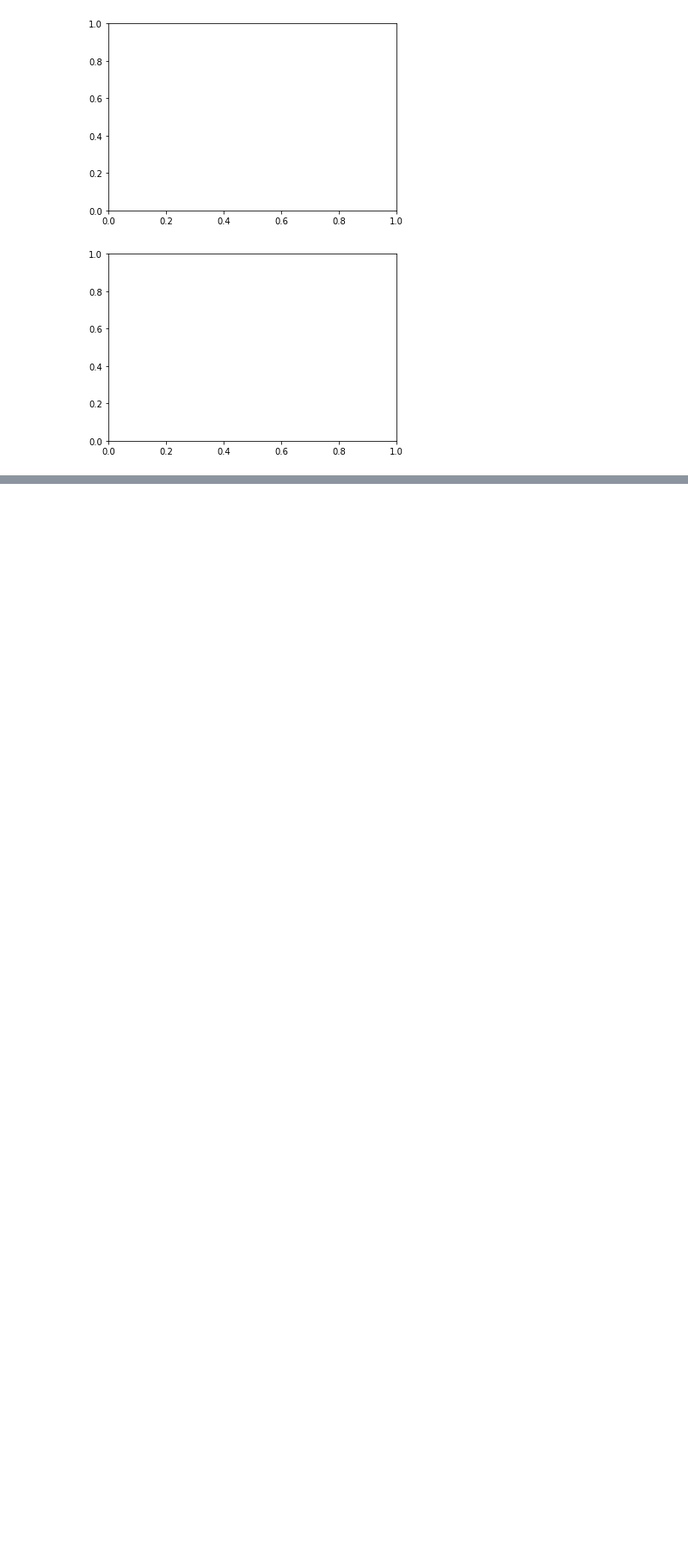
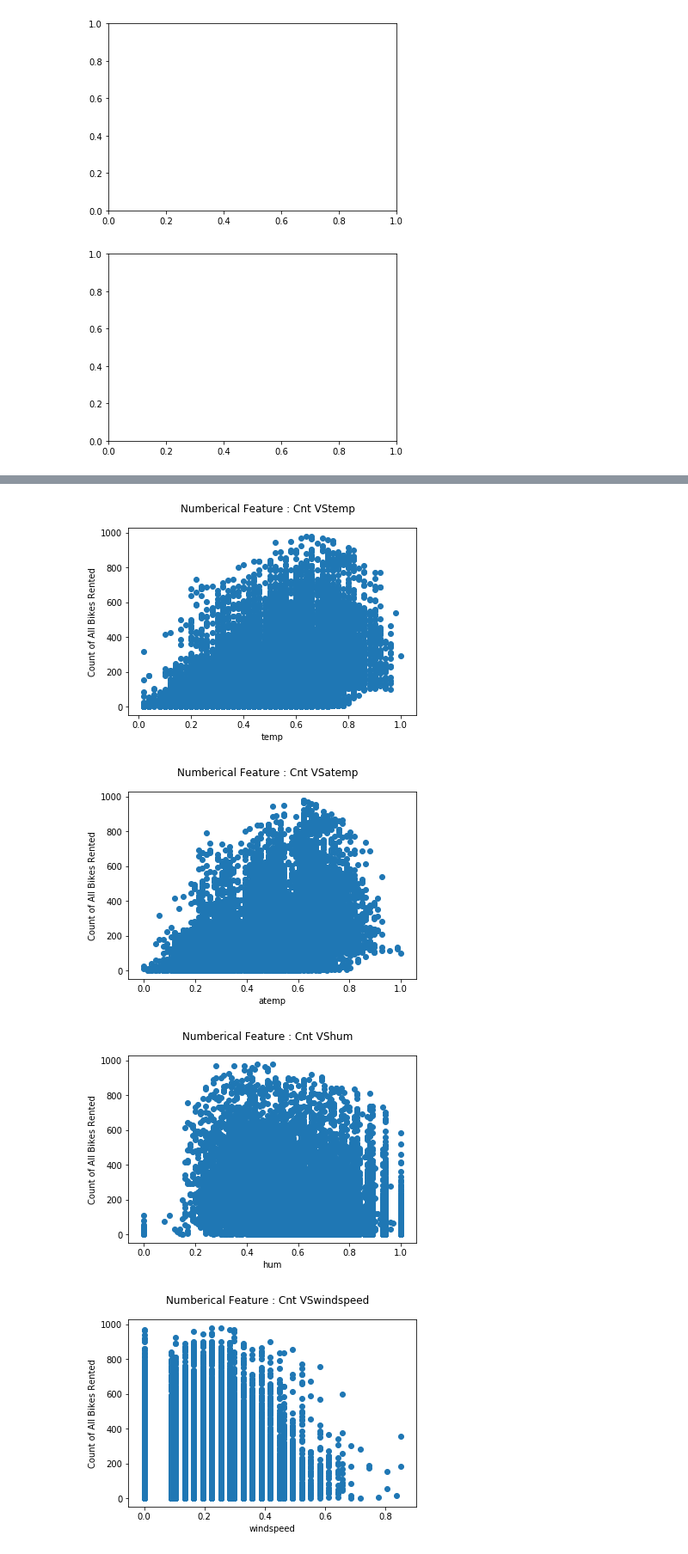
Before and after one commit to lookertan/ml_git, a Jupyter notebook: bike_rental_line_regress.ipynb, the cells around one changed output, grey strips where cells are left out. Shown at 86% size. Cells and saved outputs as stored; diff of their text form; code cells hidden in the pictures; blank space fills up the shorter version.

```diff
--- a/bike_rental_line_regress.ipynb
+++ b/bike_rental_line_regress.ipynb
@@ -120,0 +121,17 @@ Text(0.5, 0.98, 'Recorded Bike Rentals Count')
+# %%
+counter_=0
+for tp in bikes_hour_df.dtypes:
+    if (tp == "float64"):
+        bikes_hour_df = bikes_hour_df.sort_values(bikes_hour_df.dtypes.index[counter_])
+        feature = bikes_hour_df.dtypes.index[counter_]
+        plt.scatter(bikes_hour_df[feature],bikes_hour_df['cnt'])
+        plt.suptitle("Numberical Feature : Cnt VS" +feature)
+        plt.xlabel(feature)
+        plt.ylabel("Count of All Bikes Rented")
+        plt.show()
+    counter_ +=1
+# %% [output]
+[figure, added]
+[figure, added]
+[figure, added]
+[figure, added]
```
Also changed, not shown: parts of 1 cell of this notebook.
